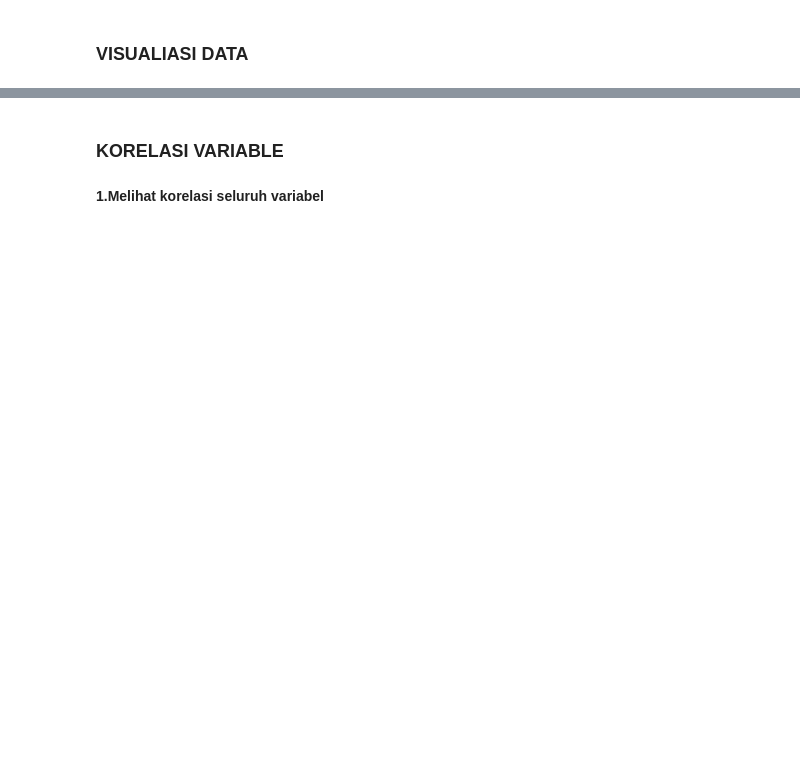
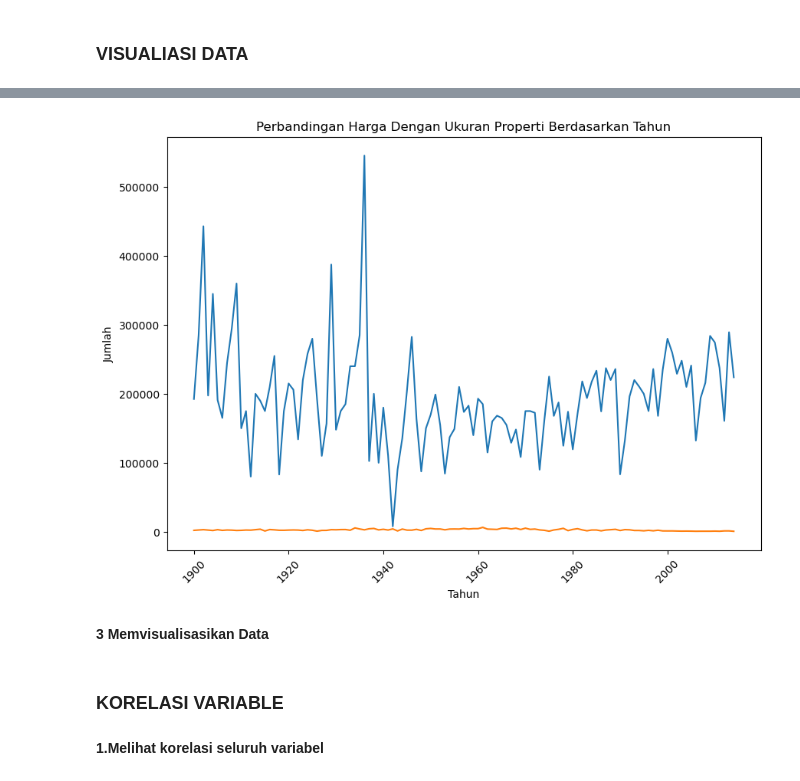
Before and after one commit to HaikalRFadhilahh/fp-BigDataPA, a Jupyter notebook: UAS_BDPA.ipynb, the cells around one changed output, grey strips where cells are left out. Drawn from its saved outputs; the diff is of its cells as text; code cells hidden in the pictures; blank space fills up the shorter version.

```diff
--- a/UAS_BDPA.ipynb
+++ b/UAS_BDPA.ipynb
@@ -311,3 +314,20 @@ kondisi_rumah.plot.bar()
+# %%
+# Mengambil Dan Mengelompokkan Data Harga Dan Ukuran Properti Rumah Minimal Berdasarkan Tahun
+tahun_buat = df[['yr_built','sqft_lot','price']].groupby('yr_built',as_index=False).min()
+# %%
+# Menvisualisasikan Antara Harga Rumah Den Ukuran properti Berdasarkan Tahun Dengan Line Chart
+fig,ax = plt.subplots(figsize=(10,7))
+ax.plot(tahun_buat['yr_built'],tahun_buat['price']);
+ax.plot(tahun_buat['yr_built'],tahun_buat['sqft_lot']);
+plt.xticks(rotation=45)
+plt.xlabel("Tahun")
+plt.ylabel("Jumlah")
+plt.title("Perbandingan Harga Dengan Ukuran Properti Berdasarkan Tahun")
+plt.show()
+# %% [output]
+[figure, added]
+# %% [markdown]
+<p><b>3 Memvisualisasikan Data</b></p>
 # %% [markdown]
 <h3><b>KORELASI VARIABLE</b></h3>
 # %% [markdown]
```
Also changed, not shown: parts of 9 cells of this notebook, 4 other files.
